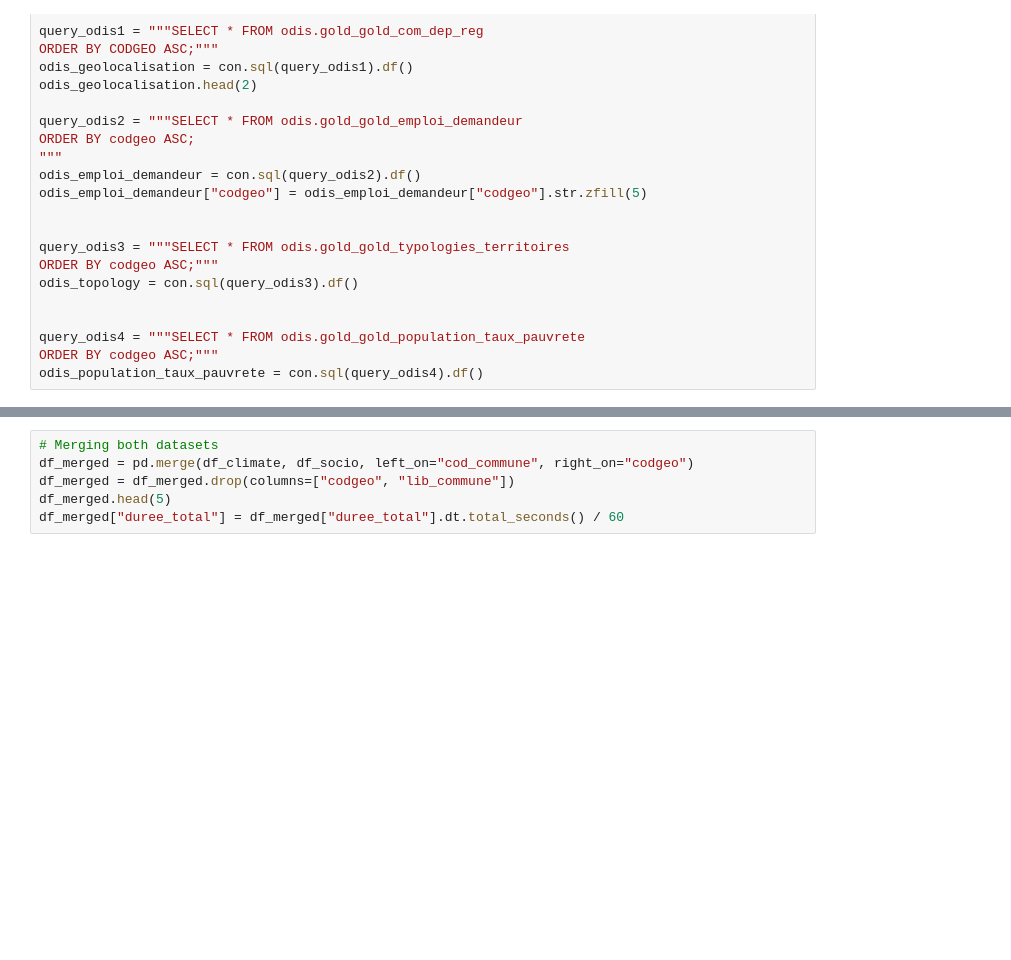
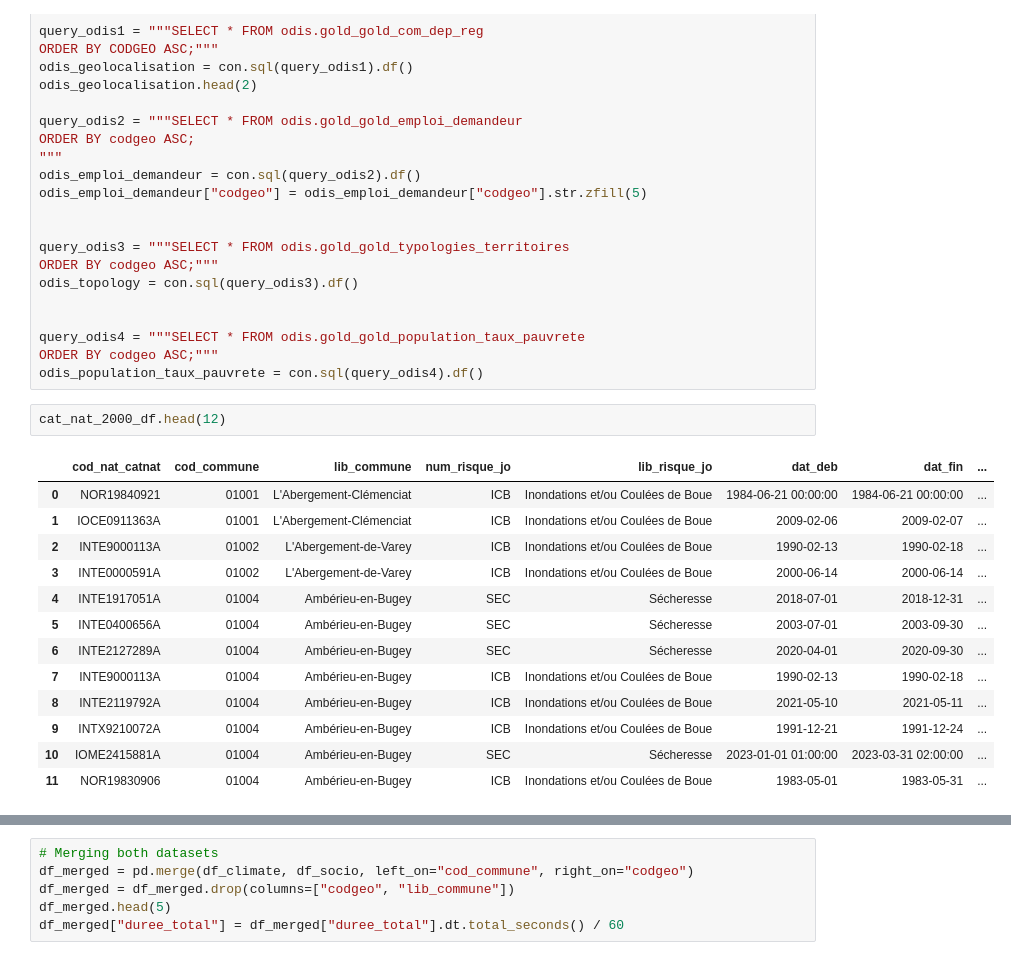
Before and after one commit to MarinaToledoPastorino/14_PrixChangementClimatique, a Jupyter notebook: data/exploration/socio-climate analysis.ipynb, the cells around one changed output, grey strips where cells are left out. Drawn from its saved outputs; the diff is of its cells as text; blank space fills up the shorter version.

```diff
--- a/data/exploration/socio-climate analysis.ipynb
+++ b/data/exploration/socio-climate analysis.ipynb
@@ -49,3 +49,19 @@ odis_topology = con.sql(query_odis3).df()
 query_odis4 = """SELECT * FROM odis.gold_gold_population_taux_pauvrete
 ORDER BY codgeo ASC;"""
 odis_population_taux_pauvrete = con.sql(query_odis4).df()
+# %%
+cat_nat_2000_df.head(12)
+# %% [output]
+|  | cod_nat_catnat | cod_commune | lib_commune | num_risque_jo | lib_risque_jo | dat_deb | dat_fin | ... |
+| 0 | NOR19840921 | 01001 | L'Abergement-Clémenciat | ICB | Inondations et/ou Coulées de Boue | 1984-06-21 00:00:00 | 1984-06-21 00:00:00 | ... |
+| 1 | IOCE0911363A | 01001 | L'Abergement-Clémenciat | ICB | Inondations et/ou Coulées de Boue | 2009-02-06 | 2009-02-07 | ... |
+| 2 | INTE9000113A | 01002 | L'Abergement-de-Varey | ICB | Inondations et/ou Coulées de Boue | 1990-02-13 | 1990-02-18 | ... |
+| 3 | INTE0000591A | 01002 | L'Abergement-de-Varey | ICB | Inondations et/ou Coulées de Boue | 2000-06-14 | 2000-06-14 | ... |
+| 4 | INTE1917051A | 01004 | Ambérieu-en-Bugey | SEC | Sécheresse | 2018-07-01 | 2018-12-31 | ... |
+| 5 | INTE0400656A | 01004 | Ambérieu-en-Bugey | SEC | Sécheresse | 2003-07-01 | 2003-09-30 | ... |
+| 6 | INTE2127289A | 01004 | Ambérieu-en-Bugey | SEC | Sécheresse | 2020-04-01 | 2020-09-30 | ... |
+| 7 | INTE9000113A | 01004 | Ambérieu-en-Bugey | ICB | Inondations et/ou Coulées de Boue | 1990-02-13 | 1990-02-18 | ... |
+| 8 | INTE2119792A | 01004 | Ambérieu-en-Bugey | ICB | Inondations et/ou Coulées de Boue | 2021-05-10 | 2021-05-11 | ... |
+| 9 | INTX9210072A | 01004 | Ambérieu-en-Bugey | ICB | Inondations et/ou Coulées de Boue | 1991-12-21 | 1991-12-24 | ... |
+| 10 | IOME2415881A | 01004 | Ambérieu-en-Bugey | SEC | Sécheresse | 2023-01-01 01:00:00 | 2023-03-31 02:00:00 | ... |
+| 11 | NOR19830906 | 01004 | Ambérieu-en-Bugey | ICB | Inondations et/ou Coulées de Boue | 1983-05-01 | 1983-05-31 | ... |
```
Also changed, not shown: parts of 15 cells of this notebook.
